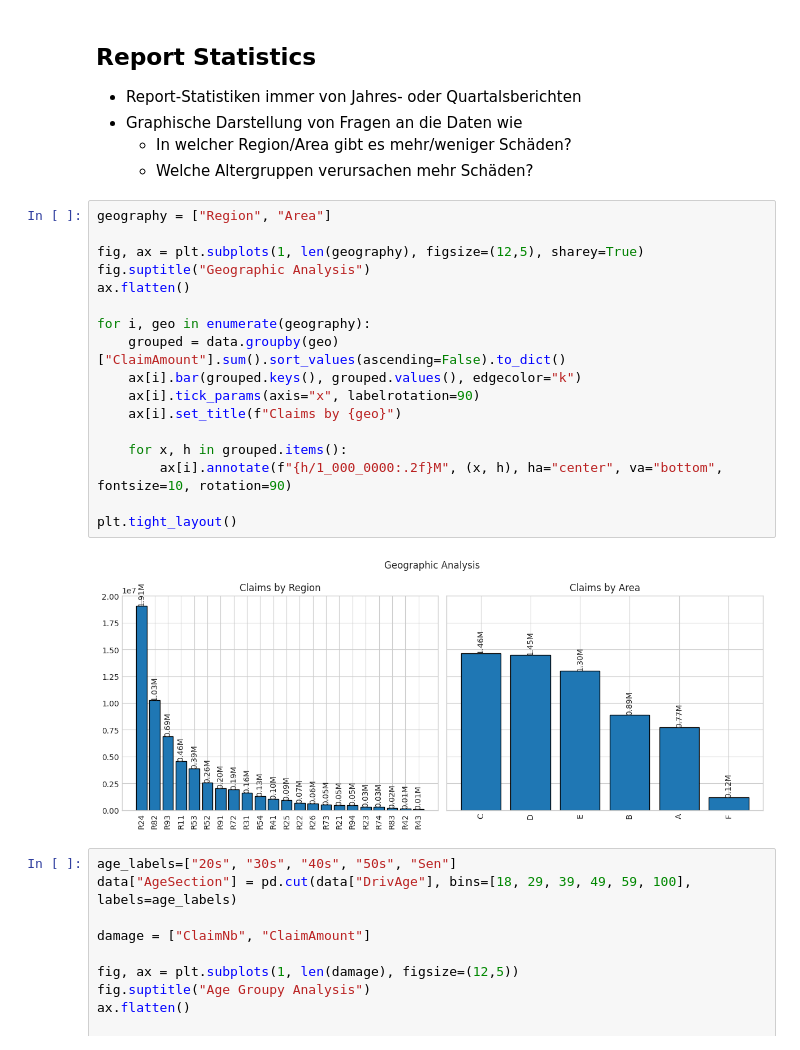
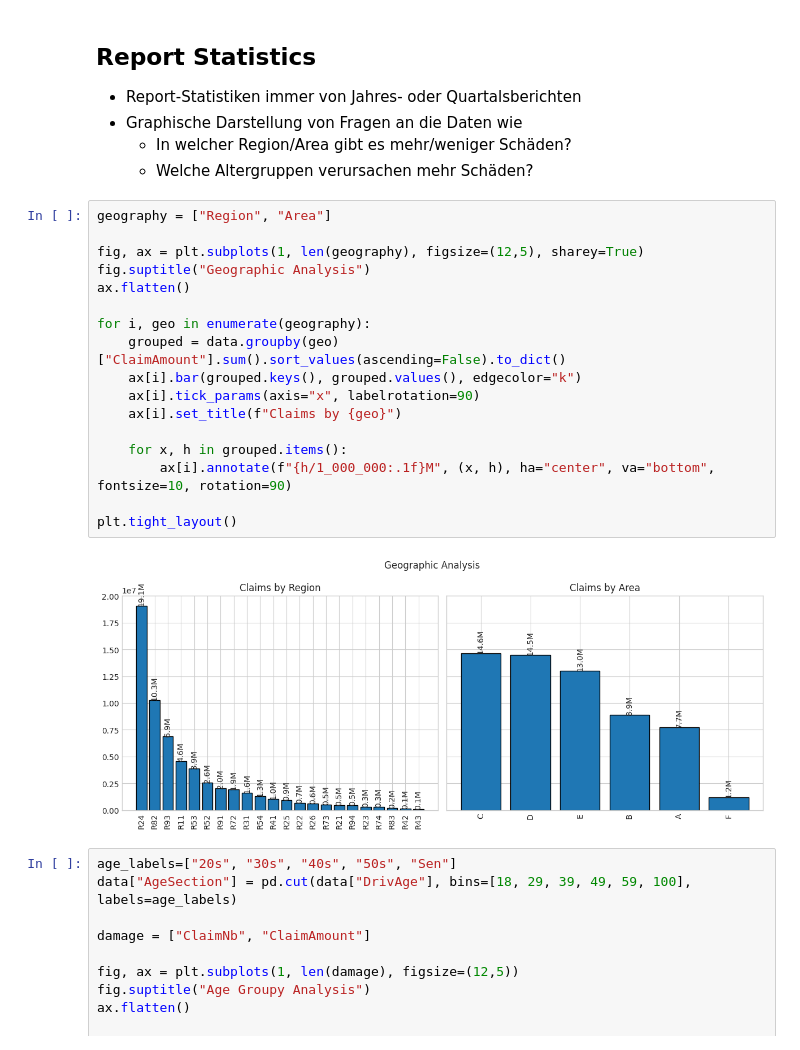
Before and after one commit to tom-walter/car_insurance_ml, a Jupyter notebook: exploratory_analysis.ipynb, the cells around one changed output. Drawn from its saved outputs; the diff is of its cells as text.

```diff
--- a/exploratory_analysis.ipynb
+++ b/exploratory_analysis.ipynb
@@ -196,22 +199,22 @@ data.describe()
 # %%
 geography = ["Region", "Area"]
 
 fig, ax = plt.subplots(1, len(geography), figsize=(12,5), sharey=True)
 fig.suptitle("Geographic Analysis")
 ax.flatten()
 
 for i, geo in enumerate(geography):
     grouped = data.groupby(geo)["ClaimAmount"].sum().sort_values(ascending=False).to_dict()
     ax[i].bar(grouped.keys(), grouped.values(), edgecolor="k")
     ax[i].tick_params(axis="x", labelrotation=90)
     ax[i].set_title(f"Claims by {geo}")
 
     for x, h in grouped.items():
-        ax[i].annotate(f"{h/1_000_0000:.2f}M", (x, h), ha="center", va="bottom", fontsize=10, rotation=90)
+        ax[i].annotate(f"{h/1_000_000:.1f}M", (x, h), ha="center", va="bottom", fontsize=10, rotation=90)
 
 plt.tight_layout()
 # %% [output]
-[figure, old version]
+[figure, new version]
 # %%
 age_labels=["20s", "30s", "40s", "50s", "Sen"]
 data["AgeSection"] = pd.cut(data["DrivAge"], bins=[18, 29, 39, 49, 59, 100], labels=age_labels)
```
Also changed, not shown: parts of 1 cell of this notebook.
